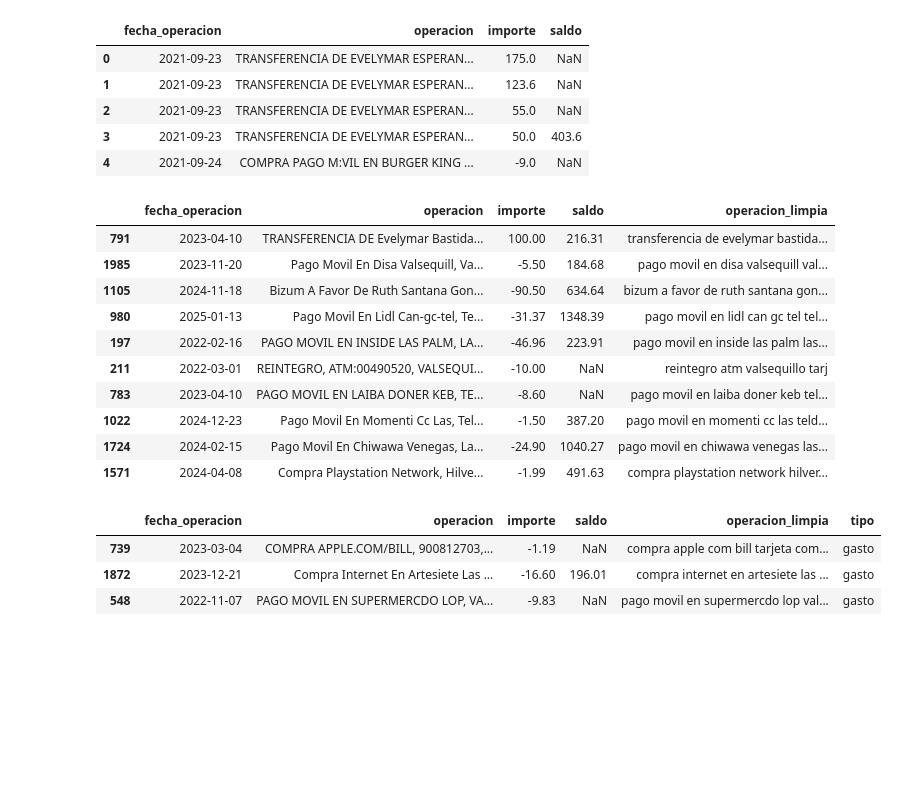
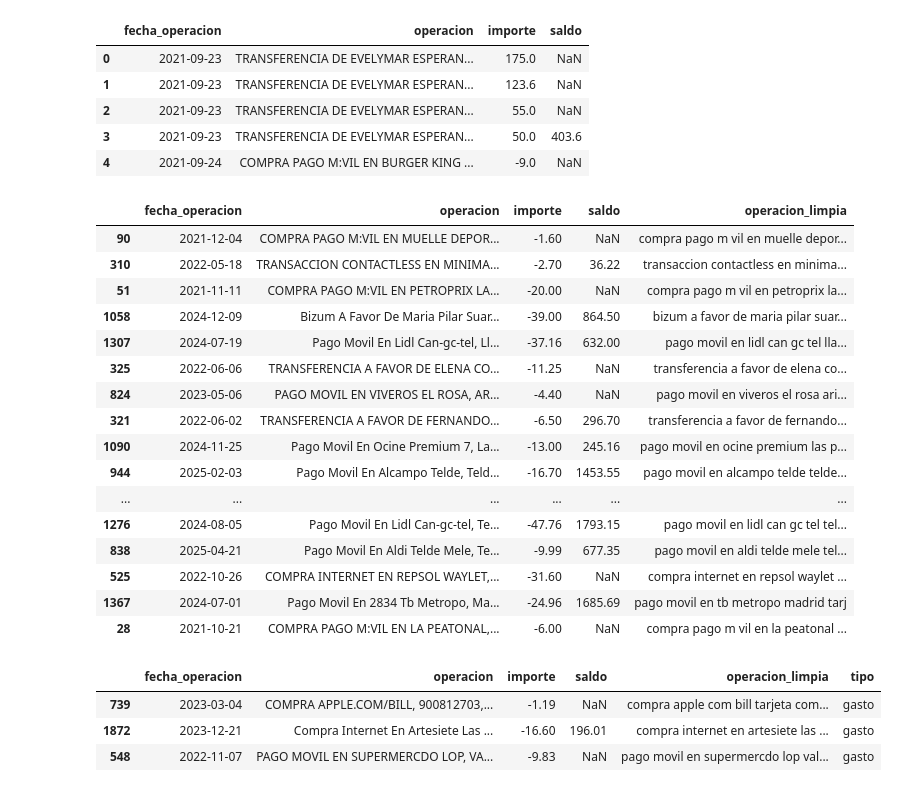
Before and after one commit to Ogomez07/Proyecto_TFM, a Jupyter notebook: preaparacion_datos.ipynb, the cells around one changed output. Drawn from its saved outputs; the diff is of its cells as text; code cells hidden in the pictures; blank space fills up the shorter version.

```diff
--- a/preaparacion_datos.ipynb
+++ b/preaparacion_datos.ipynb
@@ -93,7 +92,7 @@ df_fecha[df_fecha['Fecha_operacion'] == '2025-03-31']
 # %%
 # Unir los CSV
 df_1 = pd.read_csv('movimientos_bancarios_extraidos.csv')
-df_2 = pd.read_csv('Movimientos_fecha_corregida.csv')
+df_2 = pd.read_csv('data/Movimientos_fecha_corregida.csv')
 
 df_unido = pd.concat([df_1, df_2], ignore_index=True)
 
@@ -130,26 +129,32 @@ display(df_unido.head())
 # %%
 def limpiar_texto(texto):
     texto = str(texto).lower()
     texto = re.sub(r'https?://\S+', '', texto)                  # quitar URLs
     texto = re.sub(r'[\d]+', '', texto)                         # quitar números
     texto = re.sub(r'[\*\.,:;/\-_"\'\(\)]+', ' ', texto)        # quitar símbolos comunes
     texto = re.sub(r'\s+', ' ', texto).strip()                  # quitar espacios repetidos
     return texto
 
 df_unido['operacion_limpia'] = df_unido['operacion'].apply(limpiar_texto)
-display(df_unido.sample(10))
+display(df_unido.sample(30))
 # %% [output]
 |  | fecha_operacion | operacion | importe | saldo | operacion_limpia |
-| 791 | 2023-04-10 | TRANSFERENCIA DE Evelymar Bastida... | 100.00 | 216.31 | transferencia de evelymar bastida... |
-| 1985 | 2023-11-20 | Pago Movil En Disa Valsequill, Va... | -5.50 | 184.68 | pago movil en disa valsequill val... |
-| 1105 | 2024-11-18 | Bizum A Favor De Ruth Santana Gon... | -90.50 | 634.64 | bizum a favor de ruth santana gon... |
-| 980 | 2025-01-13 | Pago Movil En Lidl Can-gc-tel, Te... | -31.37 | 1348.39 | pago movil en lidl can gc tel tel... |
-| 197 | 2022-02-16 | PAGO MOVIL EN INSIDE LAS PALM, LA... | -46.96 | 223.91 | pago movil en inside las palm las... |
-| 211 | 2022-03-01 | REINTEGRO, ATM:00490520, VALSEQUI... | -10.00 | NaN | reintegro atm valsequillo tarj |
-| 783 | 2023-04-10 | PAGO MOVIL EN LAIBA DONER KEB, TE... | -8.60 | NaN | pago movil en laiba doner keb tel... |
-| 1022 | 2024-12-23 | Pago Movil En Momenti Cc Las, Tel... | -1.50 | 387.20 | pago movil en momenti cc las teld... |
-| 1724 | 2024-02-15 | Pago Movil En Chiwawa Venegas, La... | -24.90 | 1040.27 | pago movil en chiwawa venegas las... |
-| 1571 | 2024-04-08 | Compra Playstation Network, Hilve... | -1.99 | 491.63 | compra playstation network hilver... |
+| 90 | 2021-12-04 | COMPRA PAGO M:VIL EN MUELLE DEPOR... | -1.60 | NaN | compra pago m vil en muelle depor... |
+| 310 | 2022-05-18 | TRANSACCION CONTACTLESS EN MINIMA... | -2.70 | 36.22 | transaccion contactless en minima... |
+| 51 | 2021-11-11 | COMPRA PAGO M:VIL EN PETROPRIX LA... | -20.00 | NaN | compra pago m vil en petroprix la... |
+| 1058 | 2024-12-09 | Bizum A Favor De Maria Pilar Suar... | -39.00 | 864.50 | bizum a favor de maria pilar suar... |
+| 1307 | 2024-07-19 | Pago Movil En Lidl Can-gc-tel, Ll... | -37.16 | 632.00 | pago movil en lidl can gc tel lla... |
+| 325 | 2022-06-06 | TRANSFERENCIA A FAVOR DE ELENA CO... | -11.25 | NaN | transferencia a favor de elena co... |
+| 824 | 2023-05-06 | PAGO MOVIL EN VIVEROS EL ROSA, AR... | -4.40 | NaN | pago movil en viveros el rosa ari... |
+| 321 | 2022-06-02 | TRANSFERENCIA A FAVOR DE FERNANDO... | -6.50 | 296.70 | transferencia a favor de fernando... |
+| 1090 | 2024-11-25 | Pago Movil En Ocine Premium 7, La... | -13.00 | 245.16 | pago movil en ocine premium las p... |
+| 944 | 2025-02-03 | Pago Movil En Alcampo Telde, Teld... | -16.70 | 1453.55 | pago movil en alcampo telde telde... |
+| ... | ... | ... | ... | ... | ... |
+| 1276 | 2024-08-05 | Pago Movil En Lidl Can-gc-tel, Te... | -47.76 | 1793.15 | pago movil en lidl can gc tel tel... |
+| 838 | 2025-04-21 | Pago Movil En Aldi Telde Mele, Te... | -9.99 | 677.35 | pago movil en aldi telde mele tel... |
+| 525 | 2022-10-26 | COMPRA INTERNET EN REPSOL WAYLET,... | -31.60 | NaN | compra internet en repsol waylet ... |
+| 1367 | 2024-07-01 | Pago Movil En 2834 Tb Metropo, Ma... | -24.96 | 1685.69 | pago movil en tb metropo madrid tarj |
+| 28 | 2021-10-21 | COMPRA PAGO M:VIL EN LA PEATONAL,... | -6.00 | NaN | compra pago m vil en la peatonal ... |
 # %%
 df_unido["tipo"] = df_unido["importe"].apply(lambda i: "ingreso" if i > 0 else "gasto")
 display(df_unido.sample(3))
```
Also changed, not shown: parts of 2 cells of this notebook, 9 other files.
